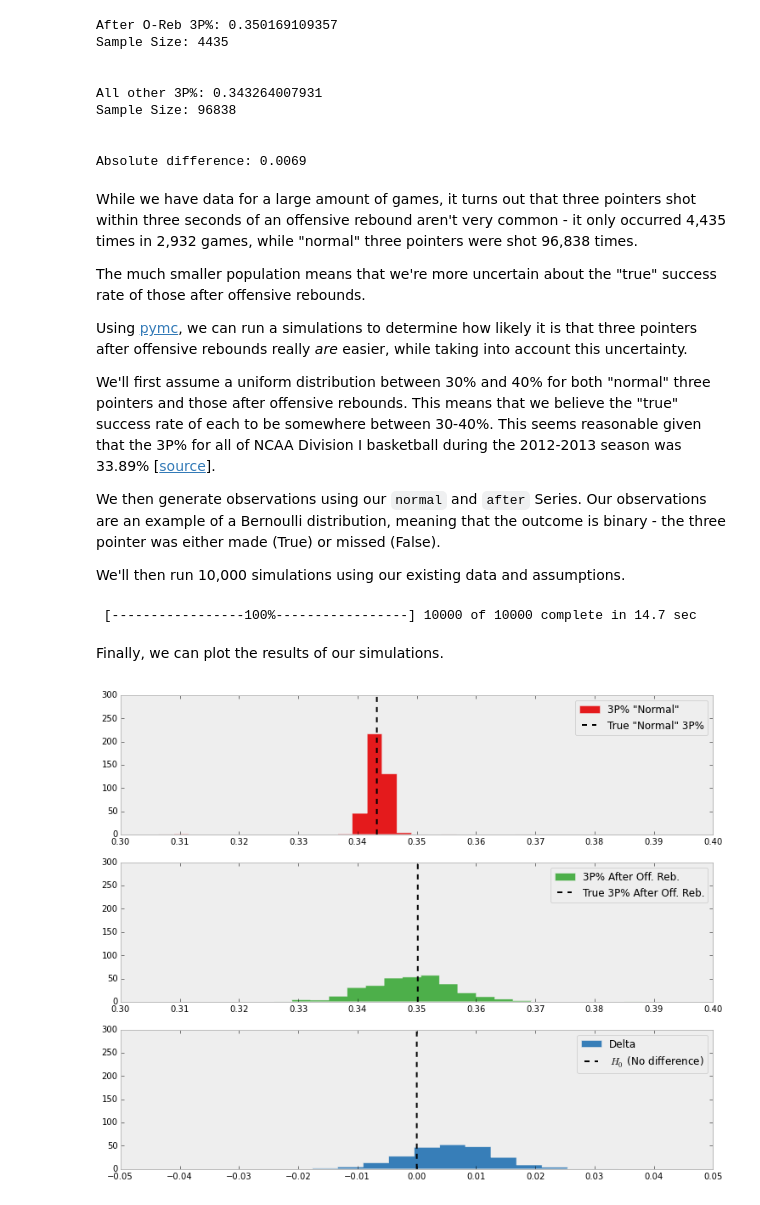
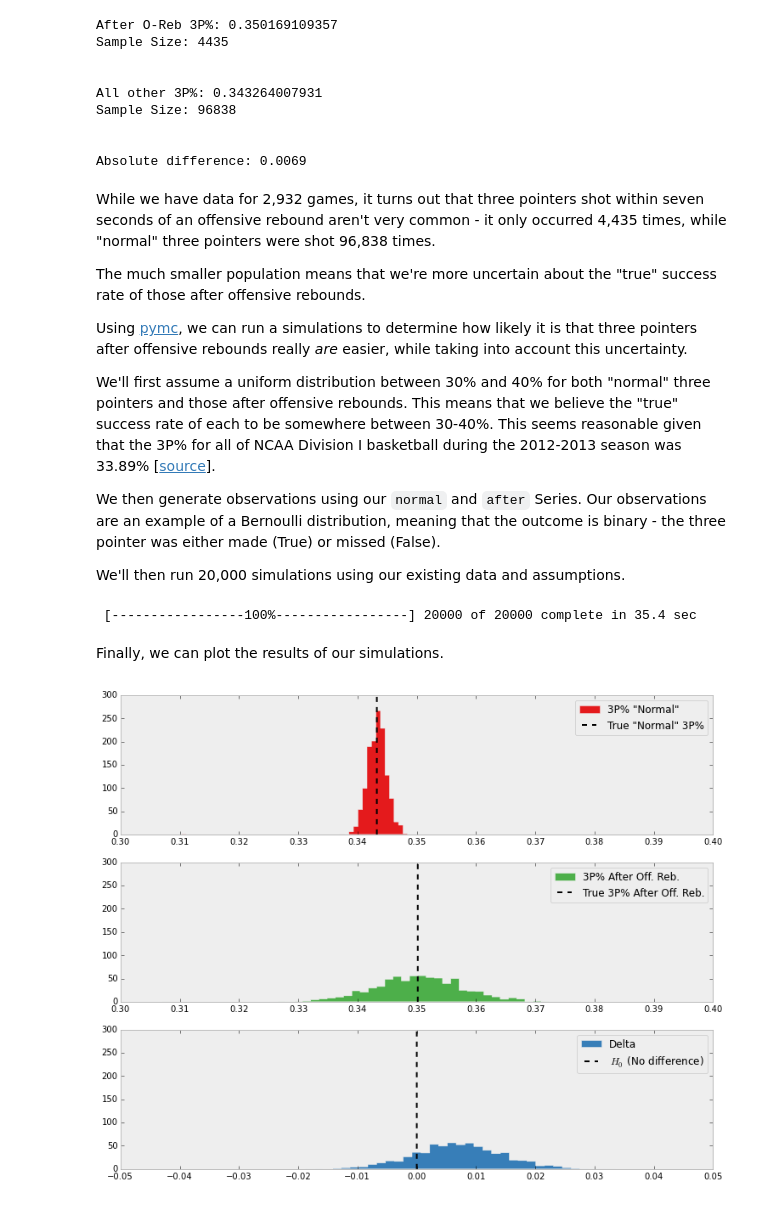
Before and after one commit to grzlybear/gregreda.com, a Jupyter notebook: content/notebooks/three-pointers-after-rebounds.ipynb, the cells around one changed output. Cells and saved outputs as stored; diff of their text form; code cells hidden in the pictures.

```diff
--- a/content/notebooks/three-pointers-after-rebounds.ipynb
+++ b/content/notebooks/three-pointers-after-rebounds.ipynb
@@ -290,7 +292,7 @@ Sample Size: 96838
 
 Absolute difference: 0.0069
 # %% [markdown]
-While we have data for a large amount of games, it turns out that three pointers shot within three seconds of an offensive rebound aren't very common - it only occurred 4,435 times in 2,932 games, while "normal" three pointers were shot 96,838 times.
+While we have data for 2,932 games, it turns out that three pointers shot within seven seconds of an offensive rebound aren't very common - it only occurred 4,435 times, while "normal" three pointers were shot 96,838 times.
 
 The much smaller population means that we're more uncertain about the "true" success rate of those after offensive rebounds.
 
@@ -300,7 +302,7 @@ We'll first assume a uniform distribution between 30% and 40% for both "normal"
 
 We then generate observations using our `normal` and `after` Series. Our observations are an example of a Bernoulli distribution, meaning that the outcome is binary - the three pointer was either made (True) or missed (False).
 
-We'll then run 10,000 simulations using our existing data and assumptions.
+We'll then run 20,000 simulations using our existing data and assumptions.
 # %%
 import pymc as pm
 
@@ -315,50 +317,50 @@ def delta(p_normal=p_normal, p_after=p_after):
 # scraped observations
 obs_normal = pm.Bernoulli("obs_normal", p_normal, value=normal, observed=True)
 obs_after = pm.Bernoulli("obs_after", p_after, value=after, observed=True)
-
-mcmc = pm.MCMC([p_normal, p_after, delta, obs_normal, obs_after])
-mcmc.sample(10000)
-# %% [output]
- [-----------------100%-----------------] 10000 of 10000 complete in 14.7 sec
+# %%
+m = pm.MCMC([p_normal, p_after, delta, obs_normal, obs_after])
+m.sample(20000)
+# %% [output]
+ [-----------------100%-----------------] 20000 of 20000 complete in 35.4 sec
 # %%
-p_normal_samples = mcmc.trace("p_normal")[:]
-p_after_samples = mcmc.trace("p_after")[:]
-delta_samples = mcmc.trace("delta")[:]
+p_normal_samples = m.trace("p_normal")[:]
+p_after_samples = m.trace("p_after")[:]
+delta_samples = m.trace("delta")[:]
 # %% [markdown]
 Finally, we can plot the results of our simulations.
 # %%
 figsize(12.5, 10)
 
 ax = plt.subplot(311)
 plt.xlim(0.3, 0.4)
 plt.xticks(np.arange(0.3, 0.401, 0.01))
 plt.ylim(0, 300)
-plt.hist(p_normal_samples, histtype='stepfilled', bins=25, normed=True,
+plt.hist(p_normal_samples, histtype='stepfilled', bins=50, normed=True,
          color='#E41A1C', label='3P% "Normal"')
 plt.vlines(normal.mean(), 0, 300, linestyles='--', label='True "Normal" 3P%')
 plt.legend()
 plt.grid(False)
 
 ax = plt.subplot(312)
 plt.xlim(0.3, 0.4)
 plt.xticks(np.arange(0.3, 0.401, 0.01))
 plt.ylim(0, 300)
-plt.hist(p_after_samples, histtype='stepfilled', bins=25, normed=True,
+plt.hist(p_after_samples, histtype='stepfilled', bins=50, normed=True,
          color='#4DAF4A', label='3P% After Off. Reb.')
 plt.vlines(after.mean(), 0, 300, linestyles='--',
            label='True 3P% After Off. Reb.')
 plt.legend()
 plt.grid(False)
 
 ax = plt.subplot(313)
 plt.xlim(-0.05, 0.05)
 plt.xticks(np.arange(-0.05, 0.051, 0.01))
 plt.ylim(0, 300)
-plt.hist(delta_samples, histtype='stepfilled', bins=25, normed=True,
+plt.hist(delta_samples, histtype='stepfilled', bins=50, normed=True,
          color='#377EB8', label='Delta')
 plt.vlines(0, 0, 300, linestyles='--', label='$H_0$ (No difference)')
 plt.legend()
 plt.grid(False);
 # %% [output]
-[figure, old version]
+[figure, new version]
 # %% [markdown]
```
Also changed, not shown: parts of 15 cells of this notebook, 1 other file.
